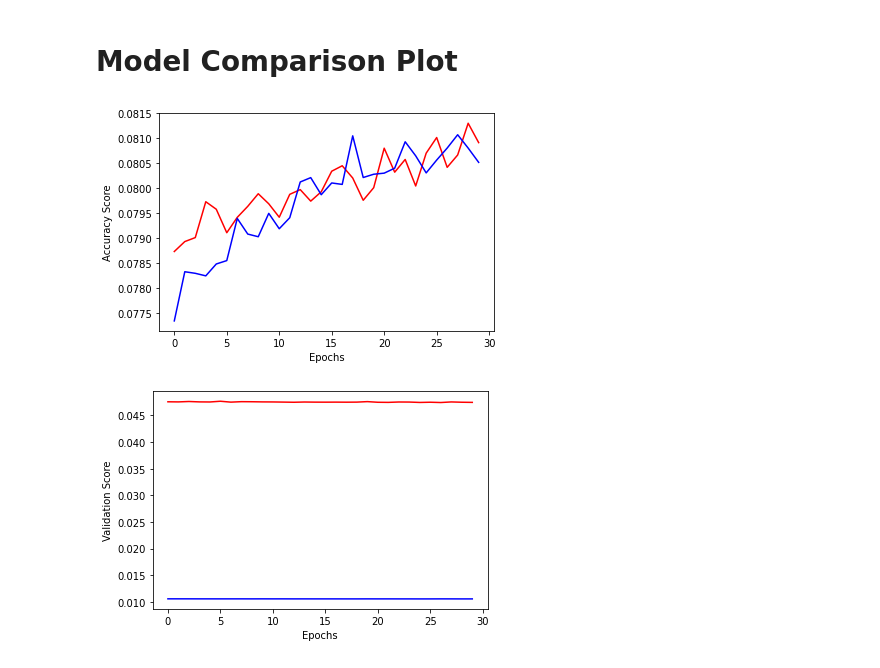
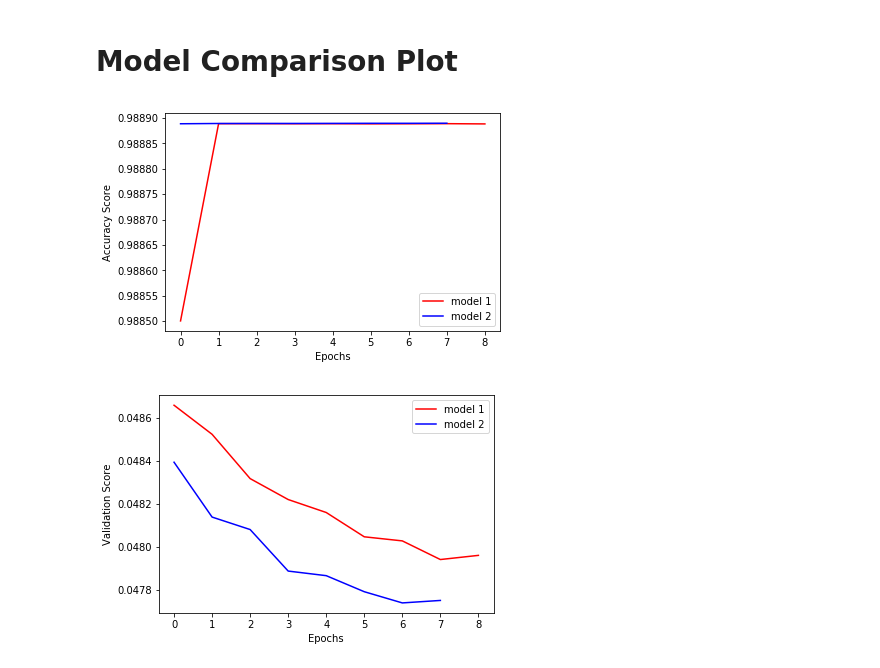
Before and after one commit to Gavin-Hofer/datamining-group-11, a Jupyter notebook: Group11.ipynb, the cells around one changed output. Saved outputs shown, nothing was run; the diff lists cells and outputs as text; code cells hidden in the pictures.

```diff
--- a/Group11.ipynb
+++ b/Group11.ipynb
@@ -367,7 +391,7 @@ model1 = Sequential()
 model1.add(Dense(90,  input_shape=(cols_range,)))
 model1.add(Dropout(0.2))
 # 2nd layer
-model1.add(Dense(180, activation='relu'))
+model1.add(Dense(90, activation='relu'))
 model1.add(Dropout(0.2))
 # output layer
 model1.add(Dense(90, activation='sigmoid'))
@@ -381,7 +405,7 @@ print(f"Loss Function: {model1.loss}")
 Loss Function: binary_crossentropy
 # %%
 # fit the model
-model1_train = model1.fit(X, Y, validation_split=0.2, epochs=30, verbose=False)
+model1_train = model1.fit(X_train, Y_train, validation_split=0.2, epochs=50, callbacks=[early_stop], verbose=False)
 # %%
 model1.summary()
 # %% [output]
@@ -428,10 +464,10 @@ model2.add(Dropout(0.25))
 model2.add(Dense(180, activation='relu'))
 model2.add(Dropout(0.25))
 # output layer
-model2.add(Dense(90, activation='sigmoid'))
+model2.add(Dense(90, activation='softmax'))
 
 #compile the model
-model2.compile(optimizer='adam', loss='mean_squared_error', metrics=['accuracy'])
+model2.compile(optimizer='adam', loss='binary_crossentropy', metrics=['accuracy'])
 
 print(f"Loss Function: {model2.loss}")
 # %% [output]
@@ -439,6 +475,6 @@ Loss Function: mean_squared_error
 # %%
 # fit the model
-model2_train = model2.fit(X, Y, validation_split=0.2, epochs=30, verbose=False)
+model2_train = model2.fit(X_train, Y_train, validation_split=0.2, epochs=50, callbacks=[early_stop], verbose=False)
 # %%
 model2.summary()
 # %% [output]
@@ -472,18 +521,20 @@ model2.save("model2_file.h5")
 # %% [markdown]
 # Model Comparison Plot
 # %%
-plt.plot(model1_train.history['accuracy'], 'r',
-         model2_train.history['accuracy'], 'b')
+plt.plot(model1_train.history['acc'], 'r', label='model 1')
+plt.plot(model2_train.history['acc'], 'b', label='model 2')
+plt.legend()
 plt.xlabel('Epochs')
 plt.ylabel('Accuracy Score')
 plt.show()
 # %% [output]
-[figure, old version]
+[figure, new version]
 # %%
-plt.plot(model1_train.history['val_loss'], 'r',
-         model2_train.history['val_loss'], 'b')
+plt.plot(model1_train.history['val_loss'], 'r', label='model 1')
+plt.plot(model2_train.history['val_loss'], 'b', label='model 2')
+plt.legend()
 plt.xlabel('Epochs')
 plt.ylabel('Validation Score')
 plt.show()
 # %% [output]
-[figure, old version]
+[figure, new version]
```
Also changed, not shown: parts of 26 cells of this notebook, 2 other files.
